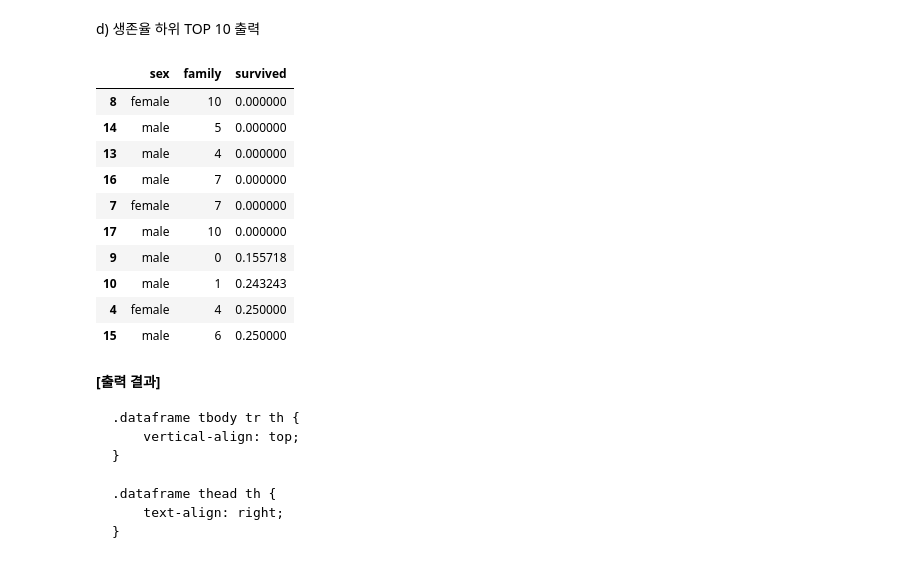
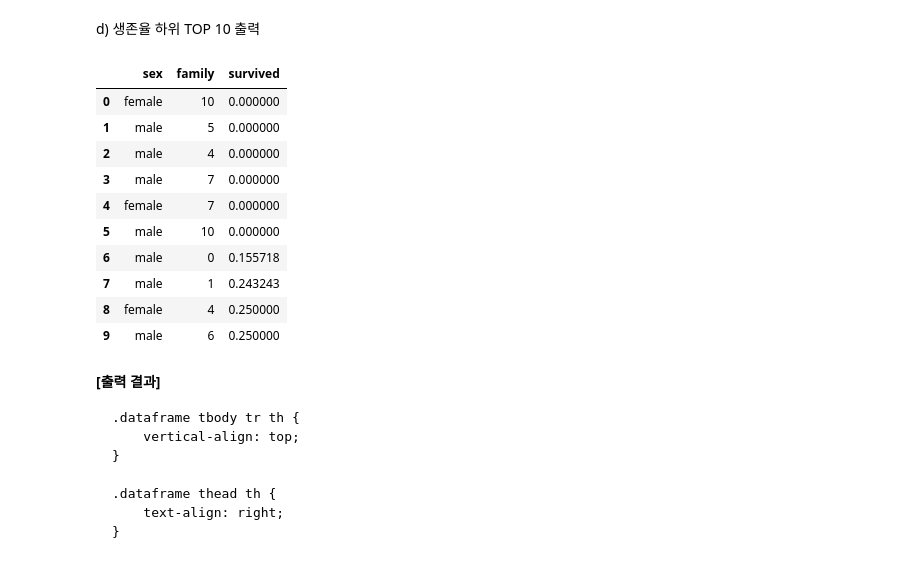
Before and after one commit to seungjun6235/pandas, a Jupyter notebook: 09-pandas-titanic-실습예제-(실습).ipynb, the cells around one changed output. Saved outputs shown, nothing was run; the diff lists cells and outputs as text; code cells hidden in the pictures.

```diff
--- a/09-pandas-titanic-실습예제-(실습).ipynb
+++ b/09-pandas-titanic-실습예제-(실습).ipynb
@@ -1932,19 +1935,19 @@ df.groupby(['sex', 'family'])['survived'].mean().reset_index().sort_values('surv
 d) 생존율 하위 TOP 10 출력
 # %%
 # 코드를 입력해 주세요
-df.groupby(['sex', 'family'])['survived'].mean().reset_index().sort_values('survived').head(10)
+df.groupby(['sex', 'family'])['survived'].mean().reset_index().sort_values('survived',ignore_index =True).head(10)
 # %% [output]
 |  | sex | family | survived |
-| 8 | female | 10 | 0.000000 |
-| 14 | male | 5 | 0.000000 |
-| 13 | male | 4 | 0.000000 |
-| 16 | male | 7 | 0.000000 |
-| 7 | female | 7 | 0.000000 |
-| 17 | male | 10 | 0.000000 |
-| 9 | male | 0 | 0.155718 |
-| 10 | male | 1 | 0.243243 |
-| 4 | female | 4 | 0.250000 |
-| 15 | male | 6 | 0.250000 |
+| 0 | female | 10 | 0.000000 |
+| 1 | male | 5 | 0.000000 |
+| 2 | male | 4 | 0.000000 |
+| 3 | male | 7 | 0.000000 |
+| 4 | female | 7 | 0.000000 |
+| 5 | male | 10 | 0.000000 |
+| 6 | male | 0 | 0.155718 |
+| 7 | male | 1 | 0.243243 |
+| 8 | female | 4 | 0.250000 |
+| 9 | male | 6 | 0.250000 |
 # %% [markdown]
 <p><strong>[출력 결과]</strong></p><div>
 <style scoped>
```
Also changed, not shown: parts of 9 cells of this notebook, 1 other file.
